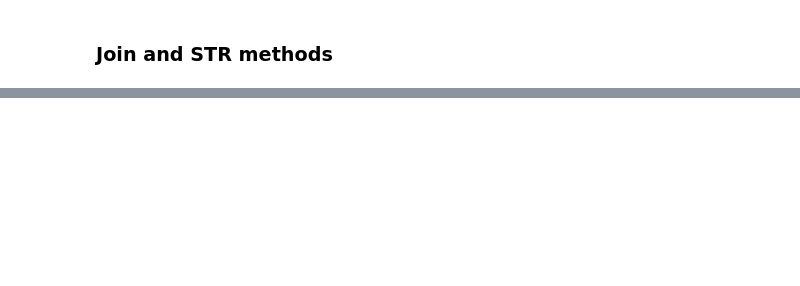
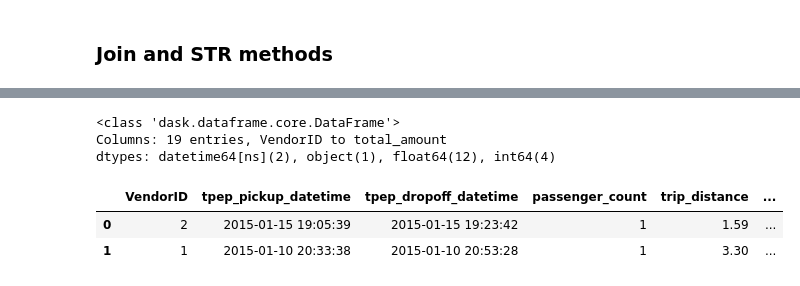
Before and after one commit to PhYziCiAN/python_for_analytics, a Jupyter notebook: adds/Tests.ipynb, the cells around one changed output, grey strips where cells are left out. Saved outputs shown, nothing was run; the diff lists cells and outputs as text; code cells hidden in the pictures; blank space fills up the shorter version.

Commit message:
Dask examples added

```diff
--- a/adds/Tests.ipynb
+++ b/adds/Tests.ipynb
@@ -530,0 +328,7 @@ Out[119]:
+# %%
+import dask.dataframe as dd
+df = dd.read_csv(
+    'gcs://anaconda-public-data/nyc-taxi/csv/2015/yellow_*.csv',
+    storage_options = {'token':'anon'},
+    parse_dates=['tpep_pickup_datetime', 'tpep_dropoff_datetime']
+).persist()
@@ -530,0 +359,12 @@ Out[119]:
+# %%
+df.info()
+# %% [output]
+<class 'dask.dataframe.core.DataFrame'>
+Columns: 19 entries, VendorID to total_amount
+dtypes: datetime64[ns](2), object(1), float64(12), int64(4)
+# %%
+df.head(2)
+# %% [output]
+|  | VendorID | tpep_pickup_datetime | tpep_dropoff_datetime | passenger_count | trip_distance | ... |
+| 0 | 2 | 2015-01-15 19:05:39 | 2015-01-15 19:23:42 | 1 | 1.59 | ... |
+| 1 | 1 | 2015-01-10 20:33:38 | 2015-01-10 20:53:28 | 1 | 3.30 | ... |
```
Also changed, not shown: parts of 69 cells of this notebook.
